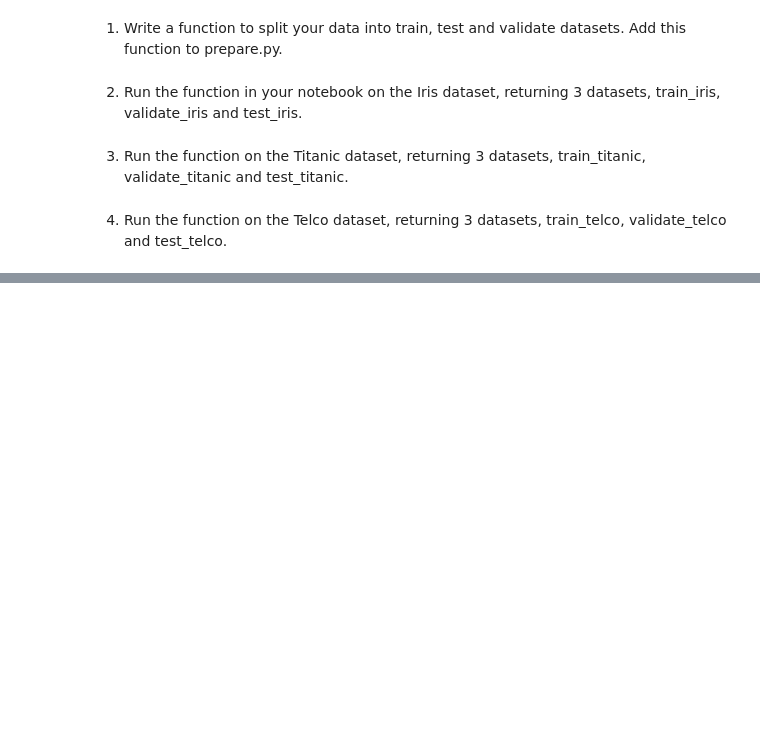
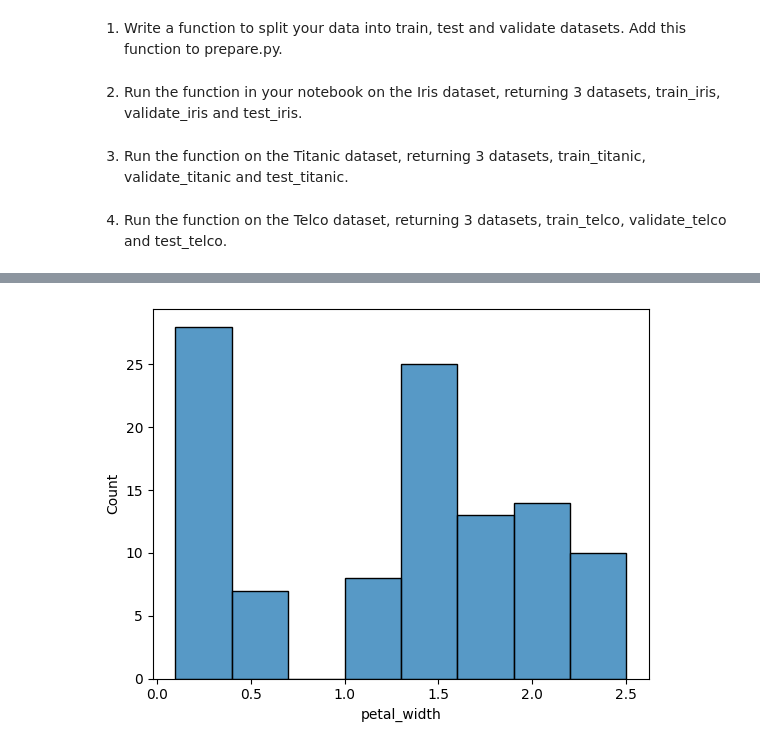
Before and after one commit to eelysee/classification_exercises, a Jupyter notebook: classification_exercises.ipynb, the cells around one changed output, grey strips where cells are left out. Cells and saved outputs as stored; diff of their text form; code cells hidden in the pictures; blank space fills up the shorter version.

```diff
--- a/classification_exercises.ipynb
+++ b/classification_exercises.ipynb
@@ -508,0 +568,5 @@ t_telco , val_telco , test_telco = prep.train_val_test(p_telco,'gender',seed=55)
+# %%
+sns.histplot(data = t_iris, x = 'petal_width')
+plt.show()
+# %% [output]
+[figure, added]
```
Also changed, not shown: parts of 44 cells of this notebook.
